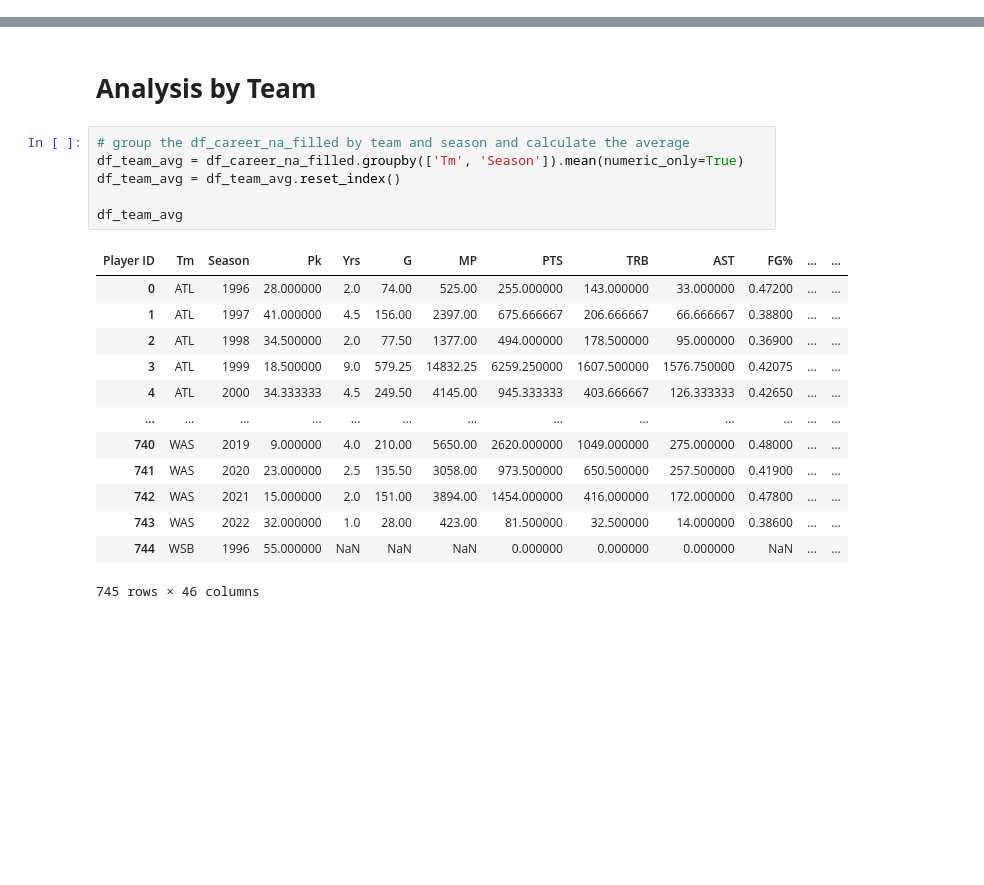
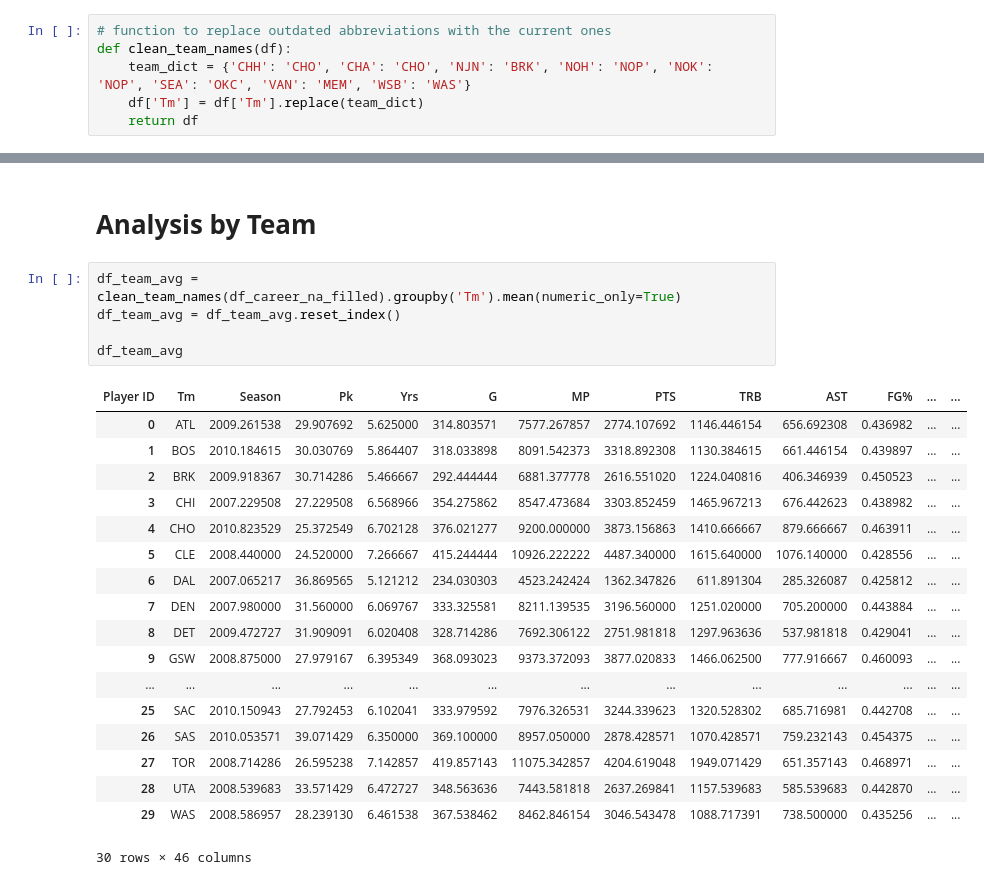
Before and after one commit to FabiosGit/NBA-draft-analysis, a Jupyter notebook: data/nba_stats_build_dfs.ipynb, the cells around one changed output, grey strips where cells are left out. Cells and saved outputs as stored; diff of their text form; blank space fills up the shorter version.

Commit message:
finished team analysis

```diff
--- a/data/nba_stats_build_dfs.ipynb
+++ b/data/nba_stats_build_dfs.ipynb
@@ -356,0 +364,6 @@ Dropdown(description='Select Stat:', index=2, options=('PTS', 'TRB', 'AST', 'WS'
+# %%
+# function to replace outdated abbreviations with the current ones
+def clean_team_names(df):
+    team_dict = {'CHH': 'CHO', 'CHA': 'CHO', 'NJN': 'BRK', 'NOH': 'NOP', 'NOK': 'NOP', 'SEA': 'OKC', 'VAN': 'MEM', 'WSB': 'WAS'}
+    df['Tm'] = df['Tm'].replace(team_dict)
+    return df
@@ -357,23 +467,27 @@ Dropdown(description='Select Stat:', index=2, options=('PTS', 'TRB', 'AST', 'WS'
 # %% [markdown]
 # **Analysis by Team**
 # %%
-# group the df_career_na_filled by team and season and calculate the average
-df_team_avg = df_career_na_filled.groupby(['Tm', 'Season']).mean(numeric_only=True)
+df_team_avg = clean_team_names(df_career_na_filled).groupby('Tm').mean(numeric_only=True)
 df_team_avg = df_team_avg.reset_index()
 
 df_team_avg
 # %% [output]
 | Player ID | Tm | Season | Pk | Yrs | G | MP | PTS | TRB | AST | FG% | ... | ... |
-| 0 | ATL | 1996 | 28.000000 | 2.0 | 74.00 | 525.00 | 255.000000 | 143.000000 | 33.000000 | 0.47200 | ... | ... |
-| 1 | ATL | 1997 | 41.000000 | 4.5 | 156.00 | 2397.00 | 675.666667 | 206.666667 | 66.666667 | 0.38800 | ... | ... |
-| 2 | ATL | 1998 | 34.500000 | 2.0 | 77.50 | 1377.00 | 494.000000 | 178.500000 | 95.000000 | 0.36900 | ... | ... |
-| 3 | ATL | 1999 | 18.500000 | 9.0 | 579.25 | 14832.25 | 6259.250000 | 1607.500000 | 1576.750000 | 0.42075 | ... | ... |
-| 4 | ATL | 2000 | 34.333333 | 4.5 | 249.50 | 4145.00 | 945.333333 | 403.666667 | 126.333333 | 0.42650 | ... | ... |
+| 0 | ATL | 2009.261538 | 29.907692 | 5.625000 | 314.803571 | 7577.267857 | 2774.107692 | 1146.446154 | 656.692308 | 0.436982 | ... | ... |
+| 1 | BOS | 2010.184615 | 30.030769 | 5.864407 | 318.033898 | 8091.542373 | 3318.892308 | 1130.384615 | 661.446154 | 0.439897 | ... | ... |
+| 2 | BRK | 2009.918367 | 30.714286 | 5.466667 | 292.444444 | 6881.377778 | 2616.551020 | 1224.040816 | 406.346939 | 0.450523 | ... | ... |
+| 3 | CHI | 2007.229508 | 27.229508 | 6.568966 | 354.275862 | 8547.473684 | 3303.852459 | 1465.967213 | 676.442623 | 0.438982 | ... | ... |
+| 4 | CHO | 2010.823529 | 25.372549 | 6.702128 | 376.021277 | 9200.000000 | 3873.156863 | 1410.666667 | 879.666667 | 0.463911 | ... | ... |
+| 5 | CLE | 2008.440000 | 24.520000 | 7.266667 | 415.244444 | 10926.222222 | 4487.340000 | 1615.640000 | 1076.140000 | 0.428556 | ... | ... |
+| 6 | DAL | 2007.065217 | 36.869565 | 5.121212 | 234.030303 | 4523.242424 | 1362.347826 | 611.891304 | 285.326087 | 0.425812 | ... | ... |
+| 7 | DEN | 2007.980000 | 31.560000 | 6.069767 | 333.325581 | 8211.139535 | 3196.560000 | 1251.020000 | 705.200000 | 0.443884 | ... | ... |
+| 8 | DET | 2009.472727 | 31.909091 | 6.020408 | 328.714286 | 7692.306122 | 2751.981818 | 1297.963636 | 537.981818 | 0.429041 | ... | ... |
+| 9 | GSW | 2008.875000 | 27.979167 | 6.395349 | 368.093023 | 9373.372093 | 3877.020833 | 1466.062500 | 777.916667 | 0.460093 | ... | ... |
 | ... | ... | ... | ... | ... | ... | ... | ... | ... | ... | ... | ... | ... |
-| 740 | WAS | 2019 | 9.000000 | 4.0 | 210.00 | 5650.00 | 2620.000000 | 1049.000000 | 275.000000 | 0.48000 | ... | ... |
-| 741 | WAS | 2020 | 23.000000 | 2.5 | 135.50 | 3058.00 | 973.500000 | 650.500000 | 257.500000 | 0.41900 | ... | ... |
-| 742 | WAS | 2021 | 15.000000 | 2.0 | 151.00 | 3894.00 | 1454.000000 | 416.000000 | 172.000000 | 0.47800 | ... | ... |
-| 743 | WAS | 2022 | 32.000000 | 1.0 | 28.00 | 423.00 | 81.500000 | 32.500000 | 14.000000 | 0.38600 | ... | ... |
-| 744 | WSB | 1996 | 55.000000 | NaN | NaN | NaN | 0.000000 | 0.000000 | 0.000000 | NaN | ... | ... |
+| 25 | SAC | 2010.150943 | 27.792453 | 6.102041 | 333.979592 | 7976.326531 | 3244.339623 | 1320.528302 | 685.716981 | 0.442708 | ... | ... |
+| 26 | SAS | 2010.053571 | 39.071429 | 6.350000 | 369.100000 | 8957.050000 | 2878.428571 | 1070.428571 | 759.232143 | 0.454375 | ... | ... |
+| 27 | TOR | 2008.714286 | 26.595238 | 7.142857 | 419.857143 | 11075.342857 | 4204.619048 | 1949.071429 | 651.357143 | 0.468971 | ... | ... |
+| 28 | UTA | 2008.539683 | 33.571429 | 6.472727 | 348.563636 | 7443.581818 | 2637.269841 | 1157.539683 | 585.539683 | 0.442870 | ... | ... |
+| 29 | WAS | 2008.586957 | 28.239130 | 6.461538 | 367.538462 | 8462.846154 | 3046.543478 | 1088.717391 | 738.500000 | 0.435256 | ... | ... |
-745 rows × 46 columns
+30 rows × 46 columns
 # %%
```
Also changed, not shown: parts of 7 cells of this notebook.
